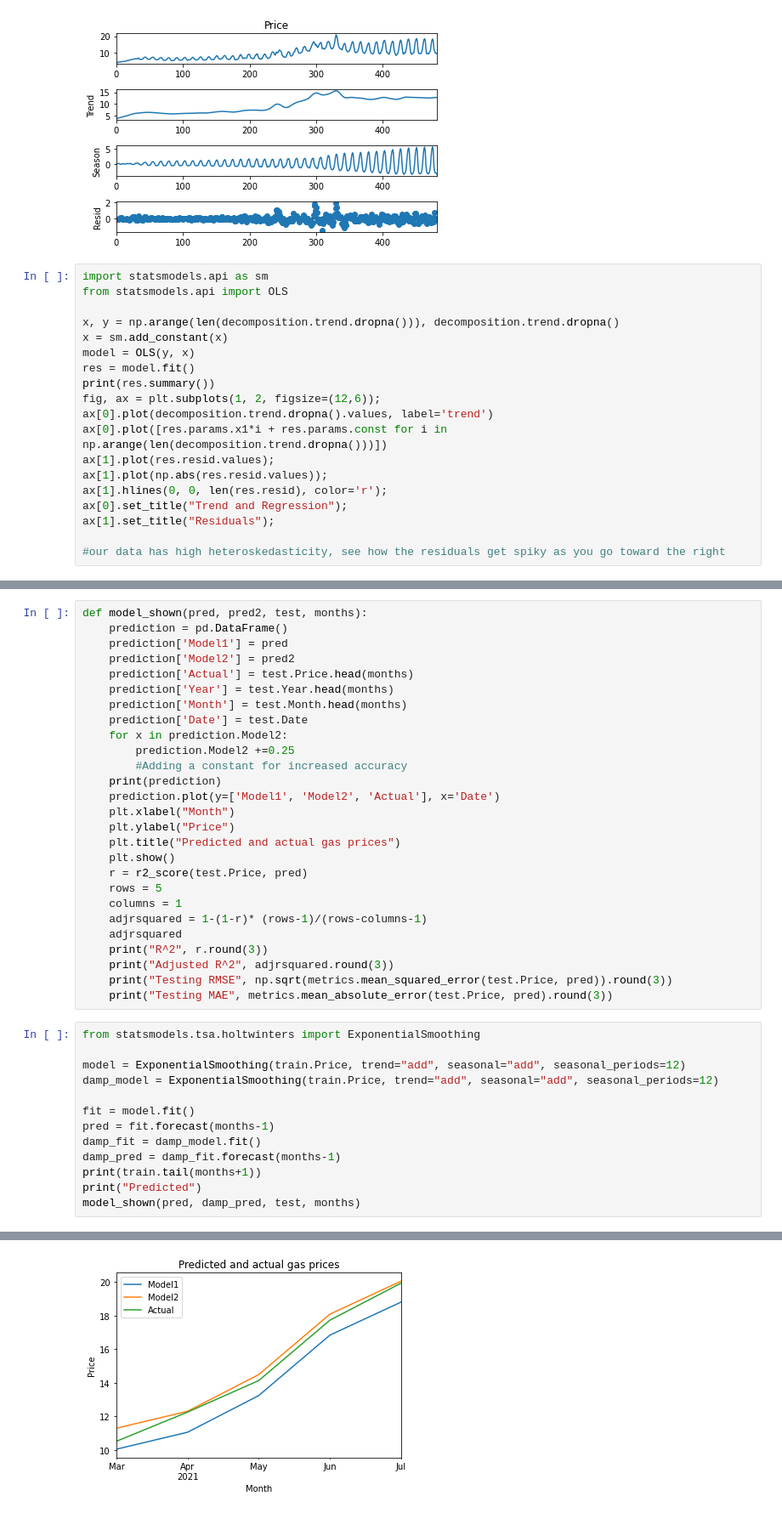
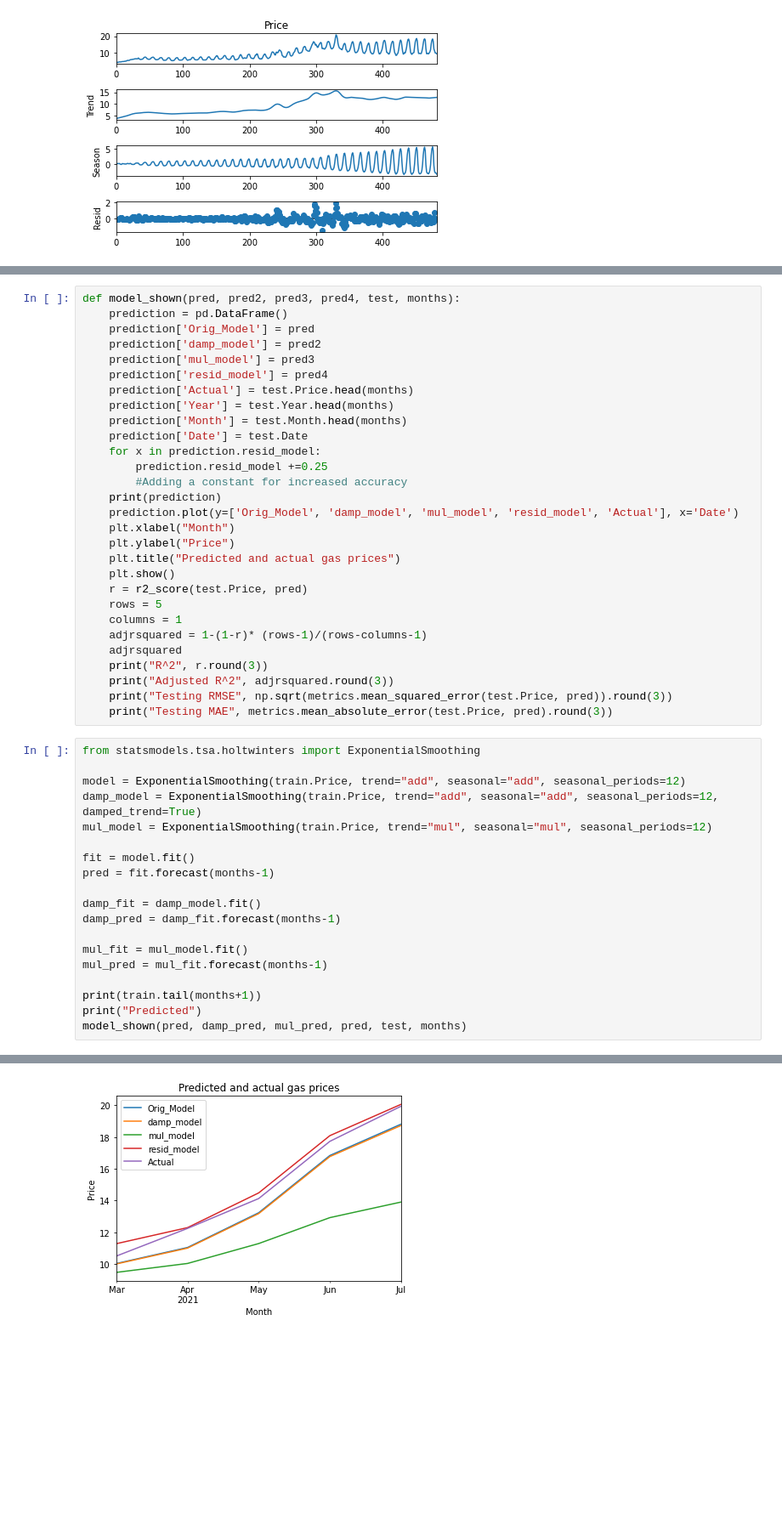
Before and after one commit to ArgentCode/DS201Final, a Jupyter notebook: ARIMA_modelling.ipynb, the cells around one changed output, grey strips where cells are left out. Shown: that part at 85% size. Saved outputs shown, nothing was run; the diff lists cells and outputs as text; blank space fills up the shorter version.

```diff
--- a/ARIMA_modelling.ipynb
+++ b/ARIMA_modelling.ipynb
@@ -169,22 +163,3 @@ fig = decomposition.plot()
 #Y = trend+Seasonal+residual (can use addition or multiplication as needed)
 # %% [output]
 [figure]
-# %%
-import statsmodels.api as sm
-from statsmodels.api import OLS
-
-x, y = np.arange(len(decomposition.trend.dropna())), decomposition.trend.dropna()
-x = sm.add_constant(x)
-model = OLS(y, x)
-res = model.fit()
-print(res.summary())
-fig, ax = plt.subplots(1, 2, figsize=(12,6));
-ax[0].plot(decomposition.trend.dropna().values, label='trend')
-ax[0].plot([res.params.x1*i + res.params.const for i in np.arange(len(decomposition.trend.dropna()))])
-ax[1].plot(res.resid.values);
-ax[1].plot(np.abs(res.resid.values));
-ax[1].hlines(0, 0, len(res.resid), color='r');
-ax[0].set_title("Trend and Regression");
-ax[1].set_title("Residuals");
-
-#our data has high heteroskedasticity, see how the residuals get spiky as you go toward the right
@@ -219,17 +166,19 @@ Name: Date, dtype: datetime64[ns]
 # %%
-def model_shown(pred, pred2, test, months):
+def model_shown(pred, pred2, pred3, pred4, test, months):
     prediction = pd.DataFrame()
-    prediction['Model1'] = pred
-    prediction['Model2'] = pred2
+    prediction['Orig_Model'] = pred
+    prediction['damp_model'] = pred2
+    prediction['mul_model'] = pred3
+    prediction['resid_model'] = pred4
     prediction['Actual'] = test.Price.head(months)
     prediction['Year'] = test.Year.head(months)
     prediction['Month'] = test.Month.head(months)
     prediction['Date'] = test.Date
-    for x in prediction.Model2:
-        prediction.Model2 +=0.25
+    for x in prediction.resid_model:
+        prediction.resid_model +=0.25
         #Adding a constant for increased accuracy
     print(prediction)
-    prediction.plot(y=['Model1', 'Model2', 'Actual'], x='Date')
+    prediction.plot(y=['Orig_Model', 'damp_model', 'mul_model', 'resid_model', 'Actual'], x='Date')
     plt.xlabel("Month")
     plt.ylabel("Price")
     plt.title("Predicted and actual gas prices")
@@ -247,15 +196,21 @@ def model_shown(pred, pred2, test, months):
 from statsmodels.tsa.holtwinters import ExponentialSmoothing
 
 model = ExponentialSmoothing(train.Price, trend="add", seasonal="add", seasonal_periods=12)
-damp_model = ExponentialSmoothing(train.Price, trend="add", seasonal="add", seasonal_periods=12)
+damp_model = ExponentialSmoothing(train.Price, trend="add", seasonal="add", seasonal_periods=12, damped_trend=True)
+mul_model = ExponentialSmoothing(train.Price, trend="mul", seasonal="mul", seasonal_periods=12)
 
 fit = model.fit()
 pred = fit.forecast(months-1)
+
 damp_fit = damp_model.fit()
 damp_pred = damp_fit.forecast(months-1)
+
+mul_fit = mul_model.fit()
+mul_pred = mul_fit.forecast(months-1)
+
 print(train.tail(months+1))
 print("Predicted")
-model_shown(pred, damp_pred, test, months)
+model_shown(pred, damp_pred, mul_pred, pred, test, months)
 # %% [output]
           Date  Price  Year  Month    z_data   zp_data
 475 2020-08-01  18.27  2020      8  1.578205 -0.002892
@@ -275,4 +232,4 @@ Predicted
-[figure, old version]
+[figure, new version]
 R^2 0.925
 Adjusted R^2 0.9
 Testing RMSE 0.952
```
Also changed, not shown: parts of 5 cells of this notebook.
